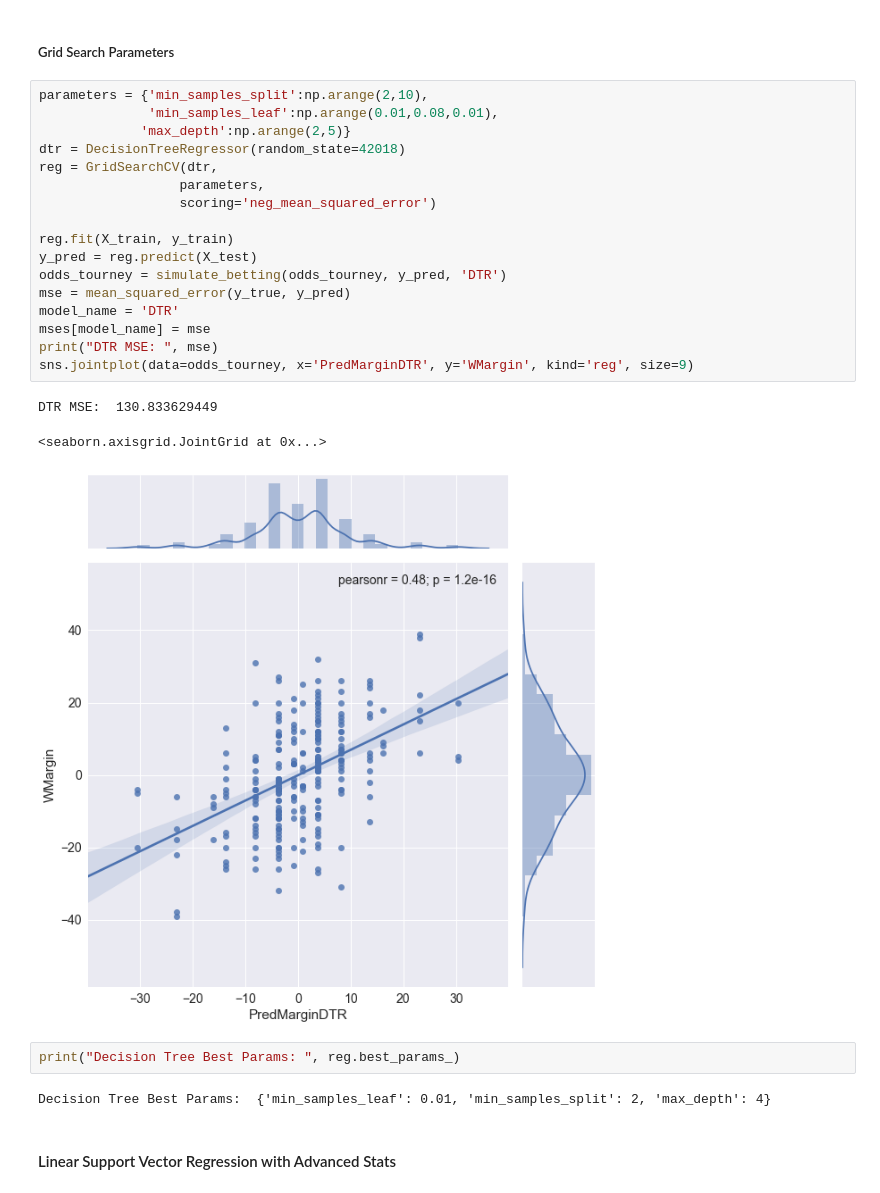
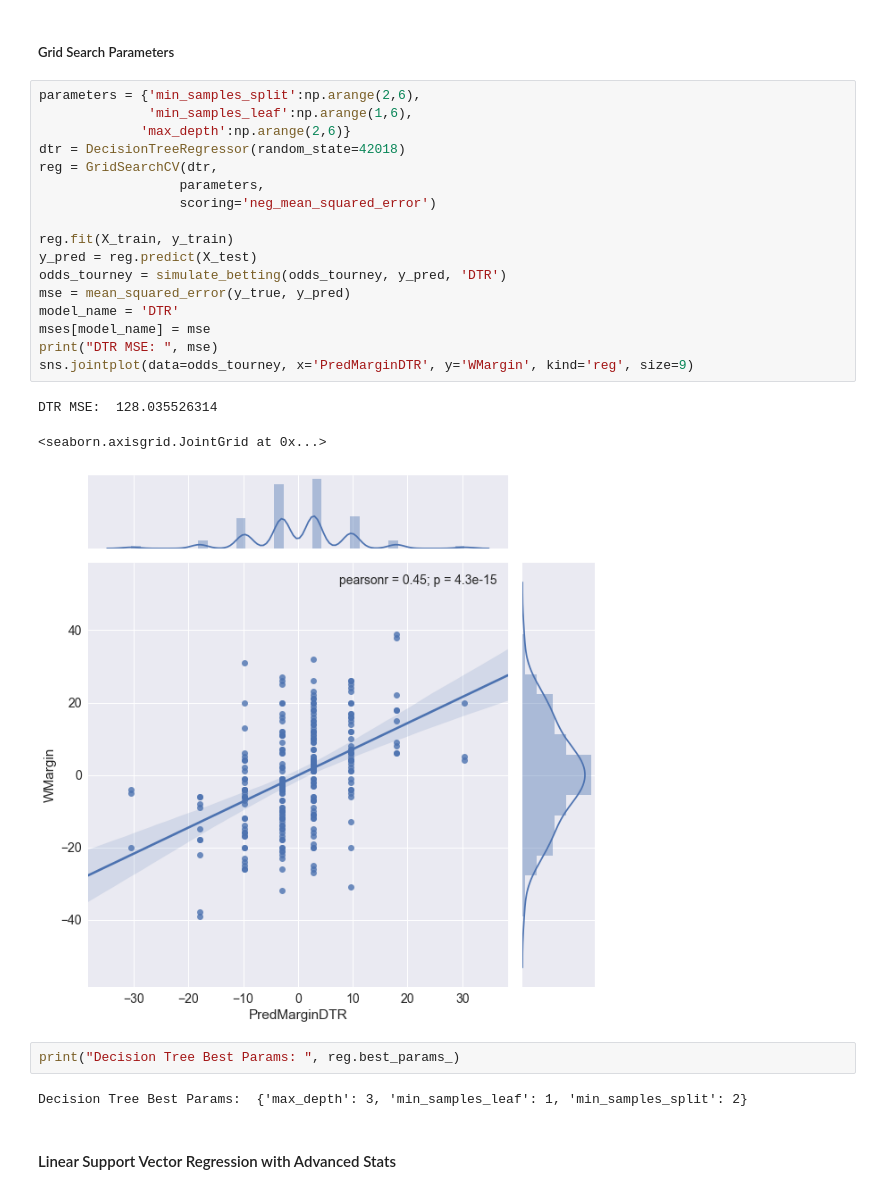
Before and after one commit to victoreram/Springboard-Data-Science, a Jupyter notebook: NCAABBPrediction/MLAdvancedStats.ipynb, the cells around one changed output. Saved outputs shown, nothing was run; the diff lists cells and outputs as text.

```diff
--- a/NCAABBPrediction/MLAdvancedStats.ipynb
+++ b/NCAABBPrediction/MLAdvancedStats.ipynb
@@ -836,30 +836,30 @@ DTR MSE:  269.552238806
 # %% [markdown]
 ##### Grid Search Parameters
 # %%
-parameters = {'min_samples_split':np.arange(2,10),
-              'min_samples_leaf':np.arange(0.01,0.08,0.01),
-             'max_depth':np.arange(2,5)}
+parameters = {'min_samples_split':np.arange(2,6),
+              'min_samples_leaf':np.arange(1,6),
+             'max_depth':np.arange(2,6)}
 dtr = DecisionTreeRegressor(random_state=42018)
 reg = GridSearchCV(dtr,
                   parameters,
                   scoring='neg_mean_squared_error')
 
 reg.fit(X_train, y_train)
 y_pred = reg.predict(X_test)
 odds_tourney = simulate_betting(odds_tourney, y_pred, 'DTR')
 mse = mean_squared_error(y_true, y_pred)
 model_name = 'DTR'
 mses[model_name] = mse
 print("DTR MSE: ", mse)
 sns.jointplot(data=odds_tourney, x='PredMarginDTR', y='WMargin', kind='reg', size=9)
 # %% [output]
-DTR MSE:  130.833629449
+DTR MSE:  128.035526314
 <seaborn.axisgrid.JointGrid at 0x...>
-[figure, old version]
+[figure, new version]
 # %%
 print("Decision Tree Best Params: ", reg.best_params_)
 # %% [output]
-Decision Tree Best Params:  {'min_samples_leaf': 0.01, 'min_samples_split': 2, 'max_depth': 4}
+Decision Tree Best Params:  {'max_depth': 3, 'min_samples_leaf': 1, 'min_samples_split': 2}
 # %% [markdown]
 #### Linear Support Vector Regression with Advanced Stats
 # %%
```
Also changed, not shown: parts of 29 cells of this notebook, 2 other files.
